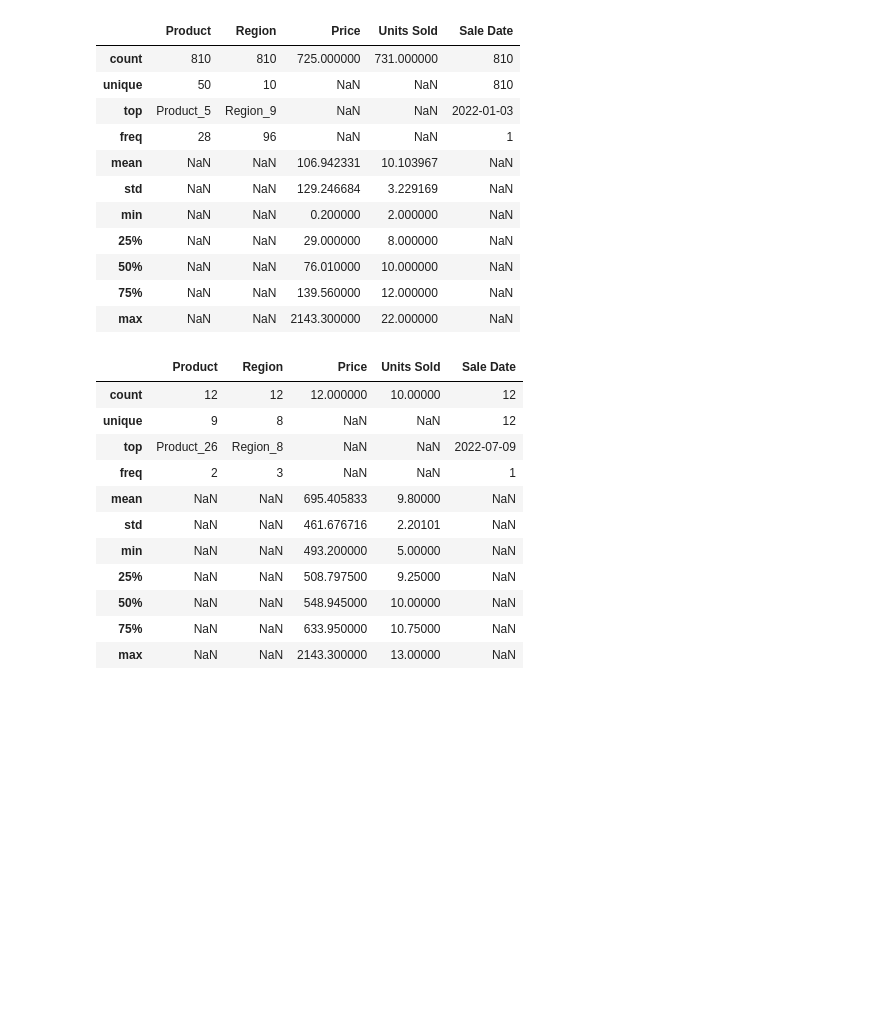
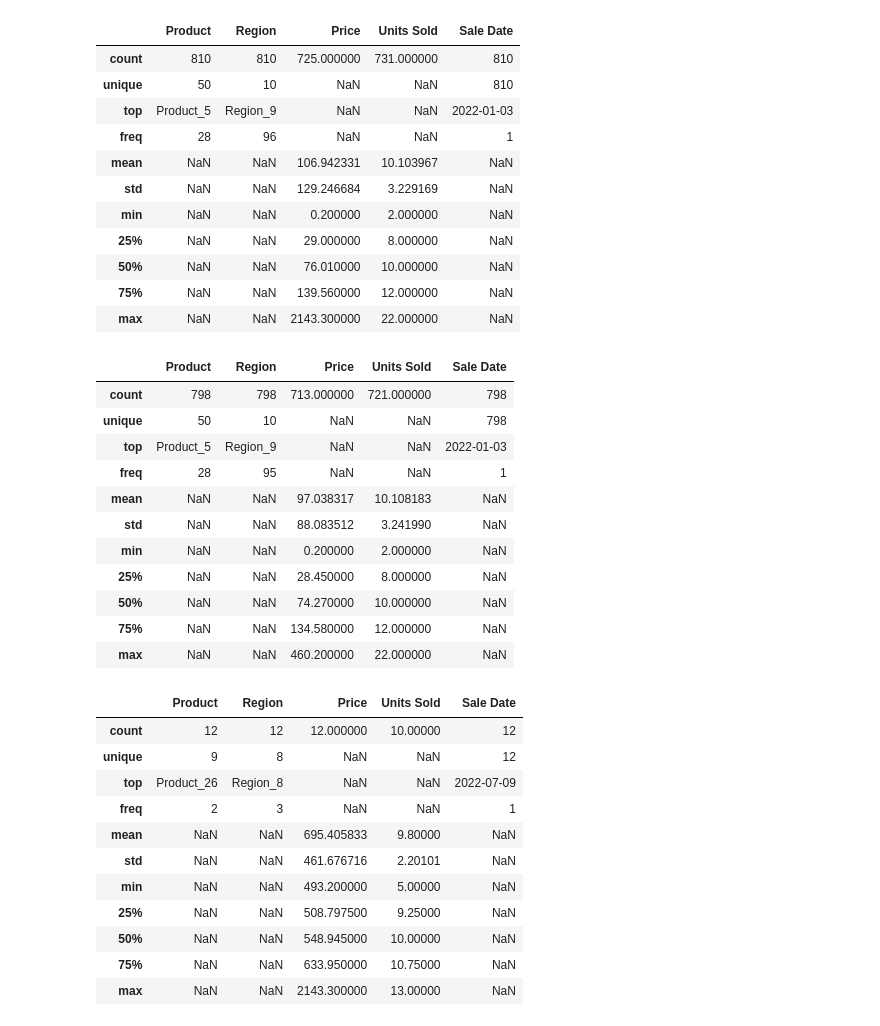
Before and after one commit to kaka5050/MBAN-6110, a Jupyter notebook: Asg 1/Assignment 1_On Yat Ka (220103339).ipynb, the cells around one changed output. Drawn from its saved outputs; the diff is of its cells as text; code cells hidden in the pictures; blank space fills up the shorter version.

```diff
--- a/Asg 1/Assignment 1_On Yat Ka (220103339).ipynb
+++ b/Asg 1/Assignment 1_On Yat Ka (220103339).ipynb
@@ -161,6 +161,23 @@ df_clean_ProductRegion.describe(include = 'all')
 # %%
 # calculate the outlier: Mean + 3*sd value of Price column
 outlier_price = 108.624987 + 3*122.623788
+# %%
+testing1 = df_clean_ProductRegion.drop(df_clean_ProductRegion[df_clean_ProductRegion['Price'] > outlier_price].index)
+
+testing1.describe(include = 'all')
+# %% [output]
+|  | Product | Region | Price | Units Sold | Sale Date |
+| count | 798 | 798 | 713.000000 | 721.000000 | 798 |
+| unique | 50 | 10 | NaN | NaN | 798 |
+| top | Product_5 | Region_9 | NaN | NaN | 2022-01-03 |
+| freq | 28 | 95 | NaN | NaN | 1 |
+| mean | NaN | NaN | 97.038317 | 10.108183 | NaN |
+| std | NaN | NaN | 88.083512 | 3.241990 | NaN |
+| min | NaN | NaN | 0.200000 | 2.000000 | NaN |
+| 25% | NaN | NaN | 28.450000 | 8.000000 | NaN |
+| 50% | NaN | NaN | 74.270000 | 10.000000 | NaN |
+| 75% | NaN | NaN | 134.580000 | 12.000000 | NaN |
+| max | NaN | NaN | 460.200000 | 22.000000 | NaN |
 # %%
 # count the number of data has price >  Mean Price + 2sd
 df_clean_ProductRegion[df_clean_ProductRegion['Price'] > outlier_price].describe(include = 'all')
```
